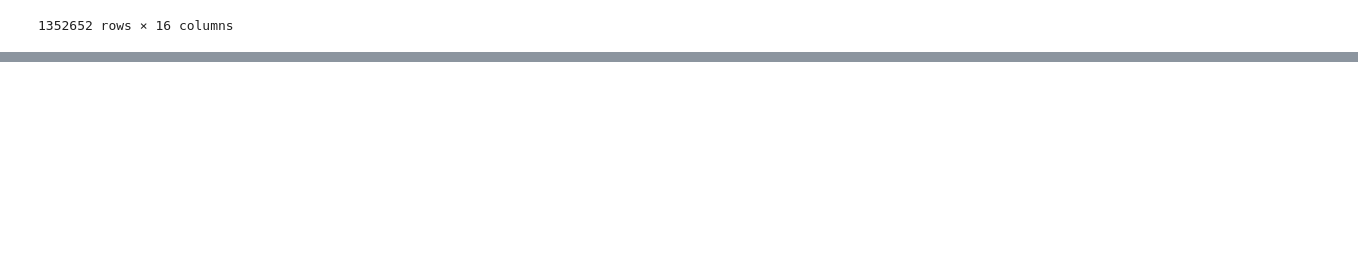
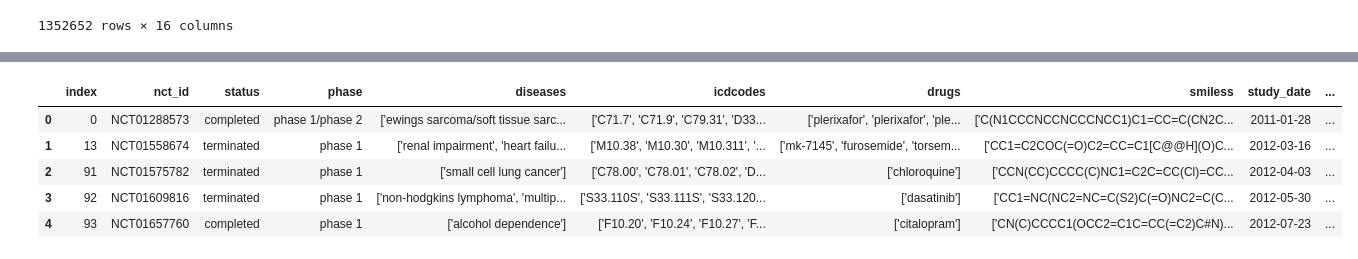
Before and after one commit to keziatesiman/bmi706-final_project, a Jupyter notebook: Playground.ipynb, the cells around one changed output, grey strips where cells are left out. Saved outputs shown, nothing was run; the diff lists cells and outputs as text; code cells hidden in the pictures; blank space fills up the shorter version.

```diff
--- a/Playground.ipynb
+++ b/Playground.ipynb
@@ -1057,0 +1078,10 @@ df2
+# %%
+df3= df3.merge(trial_success, on='chapter', how='left')
+df3.head()
+# %% [output]
+|  | index | nct_id | status | phase | diseases | icdcodes | drugs | smiless | study_date | ... |
+| 0 | 0 | NCT01288573 | completed | phase 1/phase 2 | ['ewings sarcoma/soft tissue sarc... | ['C71.7', 'C71.9', 'C79.31', 'D33... | ['plerixafor', 'plerixafor', 'ple... | ['C(N1CCCNCCNCCCNCC1)C1=CC=C(CN2C... | 2011-01-28 | ... |
+| 1 | 13 | NCT01558674 | terminated | phase 1 | ['renal impairment', 'heart failu... | ['M10.38', 'M10.30', 'M10.311', '... | ['mk-7145', 'furosemide', 'torsem... | ['CC1=C2COC(=O)C2=CC=C1[C@@H](O)C... | 2012-03-16 | ... |
+| 2 | 91 | NCT01575782 | terminated | phase 1 | ['small cell lung cancer'] | ['C78.00', 'C78.01', 'C78.02', 'D... | ['chloroquine'] | ['CCN(CC)CCCC(C)NC1=C2C=CC(Cl)=CC... | 2012-04-03 | ... |
+| 3 | 92 | NCT01609816 | terminated | phase 1 | ['non-hodgkins lymphoma', 'multip... | ['S33.110S', 'S33.111S', 'S33.120... | ['dasatinib'] | ['CC1=NC(NC2=NC=C(S2)C(=O)NC2=C(C... | 2012-05-30 | ... |
+| 4 | 93 | NCT01657760 | completed | phase 1 | ['alcohol dependence'] | ['F10.20', 'F10.24', 'F10.27', 'F... | ['citalopram'] | ['CN(C)CCCC1(OCC2=C1C=CC(=C2)C#N)... | 2012-07-23 | ... |
```
Also changed, not shown: parts of 10 cells of this notebook, 4 other files.
